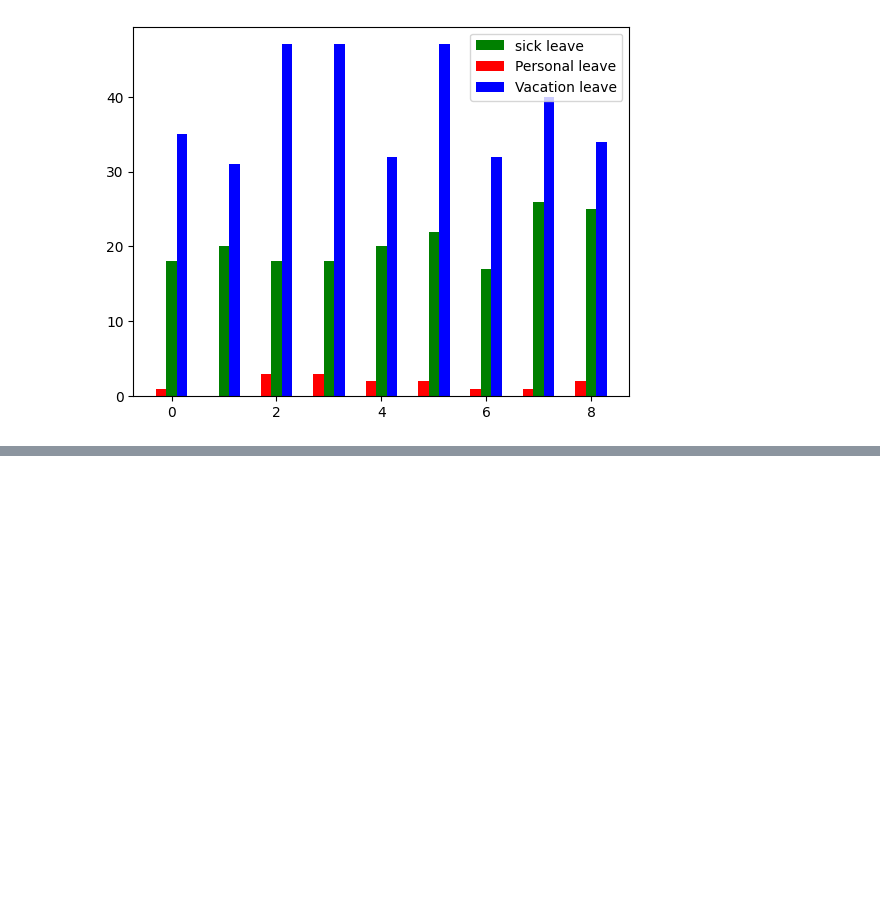
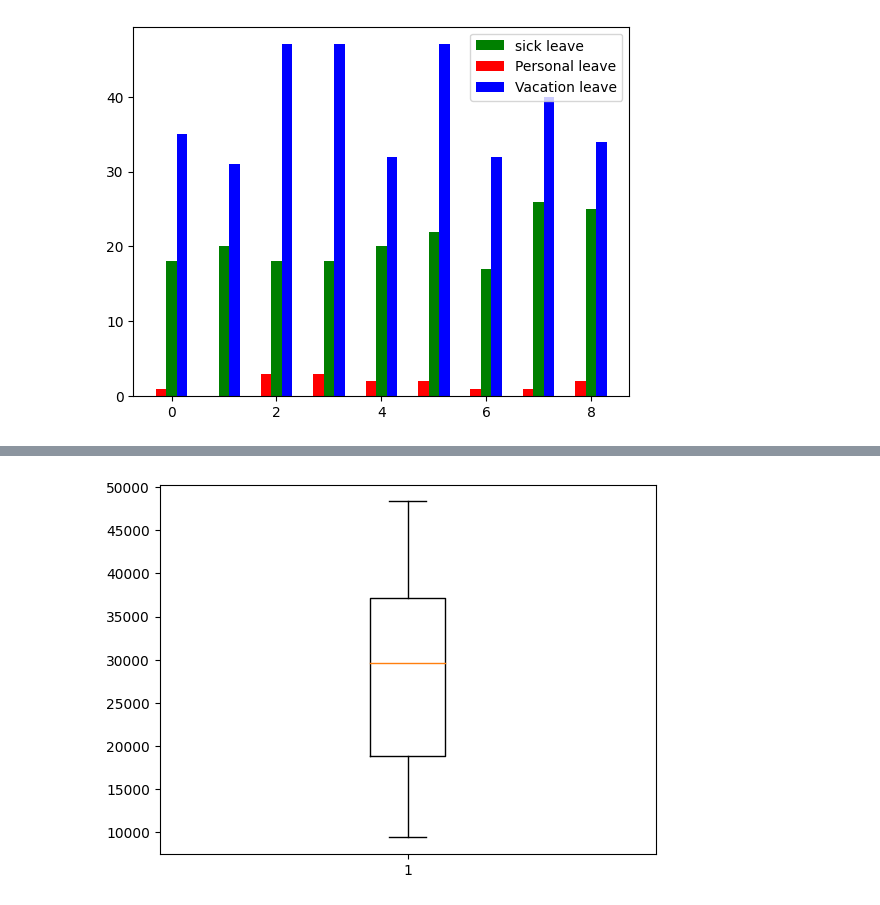
Before and after one commit to ThunchanokChai/DPDM2023, a Jupyter notebook: Data102.ipynb, the cells around one changed output, grey strips where cells are left out. Cells and saved outputs as stored; diff of their text form; code cells hidden in the pictures; blank space fills up the shorter version.

```diff
--- a/Data102.ipynb
+++ b/Data102.ipynb
@@ -458,0 +525,4 @@ select your data and do step 1 to 4 (eye balling,descriptive statistic,box plot
+# %%
+boxplot_Switzerland=plt.boxplot(Data_HW3['Switzerland']) ;  # boxplot of Switzerland
+# %% [output]
+[figure, added]
```
Also changed, not shown: parts of 61 cells of this notebook.
